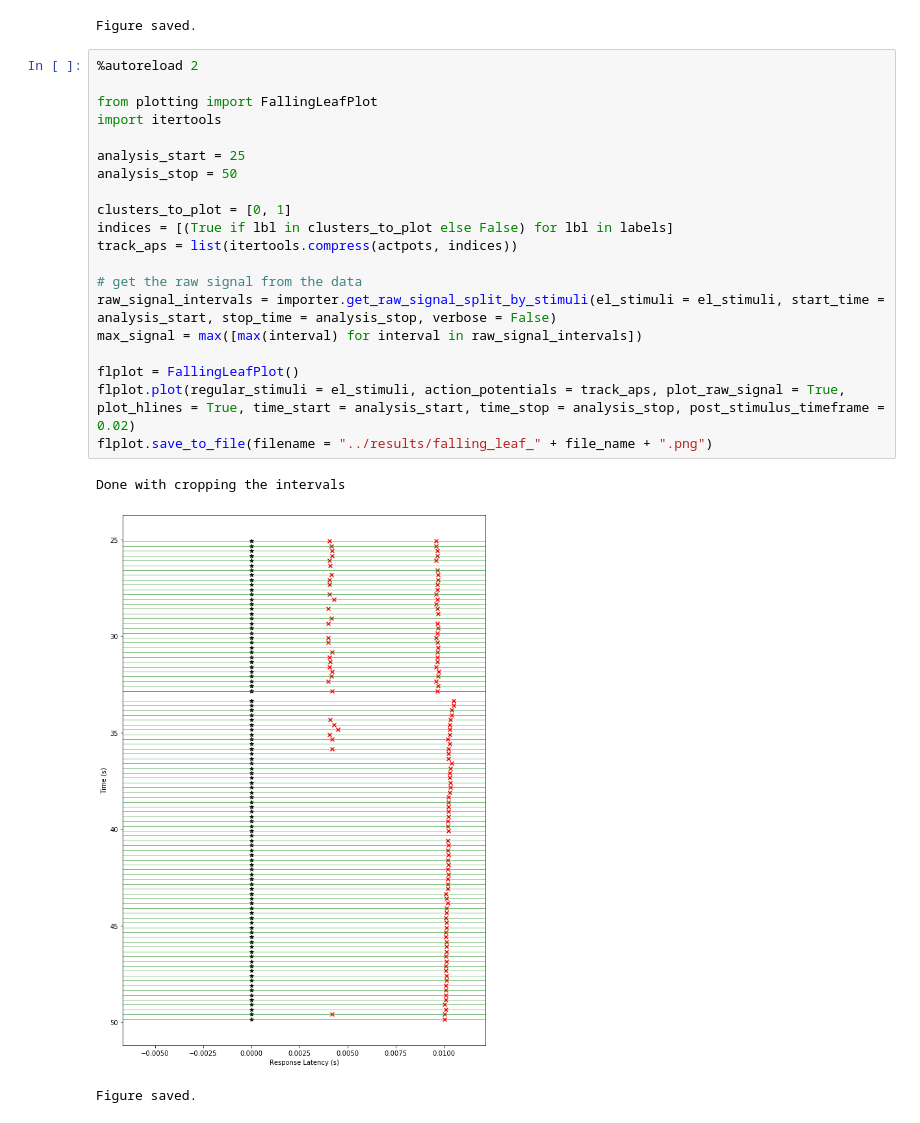
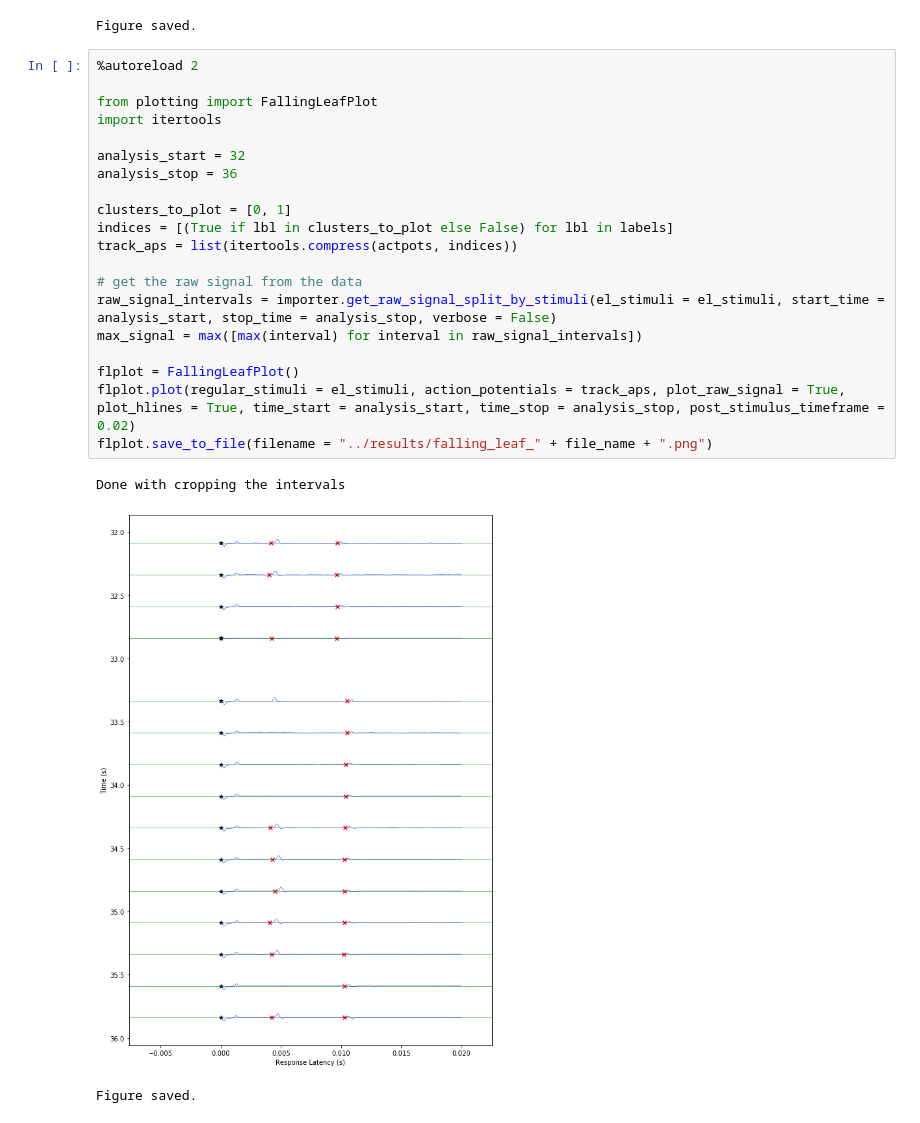
Before and after one commit to rwth-imi/openMNGlab, a Jupyter notebook: code/DBSCAN-Clustering.ipynb, the cells around one changed output. Cells and saved outputs as stored; diff of their text form.

```diff
--- a/code/DBSCAN-Clustering.ipynb
+++ b/code/DBSCAN-Clustering.ipynb
@@ -73,24 +75,24 @@ Figure saved.
 # %%
 %autoreload 2
 
 from plotting import FallingLeafPlot
 import itertools
 
-analysis_start = 25
-analysis_stop = 50
+analysis_start = 32
+analysis_stop = 36
 
 clusters_to_plot = [0, 1]
 indices = [(True if lbl in clusters_to_plot else False) for lbl in labels]
 track_aps = list(itertools.compress(actpots, indices))
 
 # get the raw signal from the data
 raw_signal_intervals = importer.get_raw_signal_split_by_stimuli(el_stimuli = el_stimuli, start_time = analysis_start, stop_time = analysis_stop, verbose = False)
 max_signal = max([max(interval) for interval in raw_signal_intervals])
 
 flplot = FallingLeafPlot()
 flplot.plot(regular_stimuli = el_stimuli, action_potentials = track_aps, plot_raw_signal = True, plot_hlines = True, time_start = analysis_start, time_stop = analysis_stop, post_stimulus_timeframe = 0.02)
 flplot.save_to_file(filename = "../results/falling_leaf_" + file_name + ".png")
 # %% [output]
 Done with cropping the intervals
-[figure, old version]
+[figure, new version]
 Figure saved.
```
Also changed, not shown: parts of 1 cell of this notebook, 6 other files.
